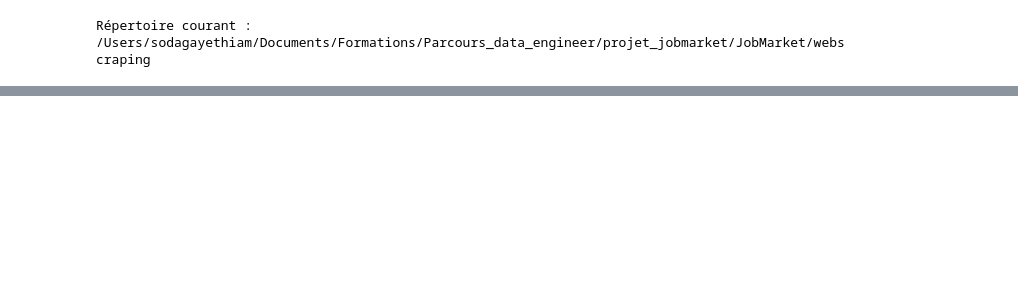
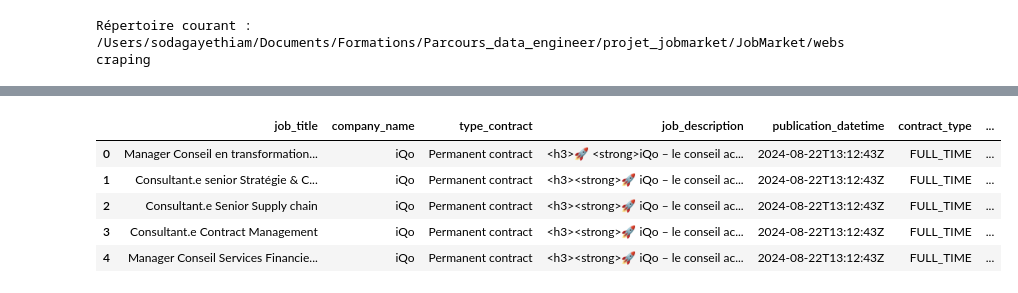
Before and after one commit to sodagt/JobMarket, a Jupyter notebook: processing/process_jobs.ipynb, the cells around one changed output, grey strips where cells are left out. Cells and saved outputs as stored; diff of their text form; code cells hidden in the pictures; blank space fills up the shorter version.

```diff
--- a/processing/process_jobs.ipynb
+++ b/processing/process_jobs.ipynb
@@ -99,3 +102,39 @@ rien	 salary_min	rien	salary_min 	salary_min
 				currency
 rien	rien	rien	Location.are 	locations_company
 Refs.landing_page 	link 	Link_job	Redirect_url 	offer_link
+# %%
+jobs_wttj_selected = jobs_wttj[['title', 'company', 'type_contract', 'contents', 'date_public',
+       'employmentType','addressCountry', 'addressLocality',  'industry', 'link_job']].rename(
+columns={'title': 'job_title', 'contents': 'job_description',
+'employmentType': 'contract_type','company': 'company_name','date_public': 'publication_datetime','addressLocality': 'location',
+' addressCountry': 'country','link_job': 'offer_link'})
+
+
+
+jobs_wttj_selected['publication_date'] = pd.to_datetime(jobs_wttj_selected['publication_datetime']).dt.strftime("%Y-%m-%d")
+jobs_wttj_selected['publication_time'] = jobs_wttj_selected['publication_datetime'].apply(lambda x: datetime.strptime(x, "%Y-%m-%dT%H:%M:%SZ").time())
+jobs_wttj_selected['industry']='not available'
+jobs_wttj_selected['currency']='a travailler'
+jobs_wttj_selected['contract_time']='not available'
+jobs_wttj_selected['locations_company']='not available'
+jobs_wttj_selected['category']='not available'
+
+jobs_wttj_selected['salary_max']=0
+jobs_wttj_selected['salary_min']=0
+
+
+jobs_wttj_selected['location'] = jobs_wttj_selected['location'].astype(str)
+jobs_wttj_selected['location'] = jobs_wttj_selected['location'].str.replace(r'[\[\]]', '', regex=True)
+
+jobs_wttj_selected['job_description'] = jobs_wttj_selected['job_description'].apply(clean_text)
+
+jobs_wttj_selected["source"] = "Wttj"
+
+jobs_wttj_selected.head()
+# %% [output]
+|  | job_title | company_name | type_contract | job_description | publication_datetime | contract_type | ... |
+| 0 | Manager Conseil en transformation... | iQo | Permanent contract | <h3>🚀 <strong>iQo – le conseil ac... | 2024-08-22T13:12:43Z | FULL_TIME | ... |
+| 1 | Consultant.e senior Stratégie & C... | iQo | Permanent contract | <h3><strong>🚀 iQo – le conseil ac... | 2024-08-22T13:12:43Z | FULL_TIME | ... |
+| 2 | Consultant.e Senior Supply chain | iQo | Permanent contract | <h3><strong>🚀 iQo – le conseil ac... | 2024-08-22T13:12:43Z | FULL_TIME | ... |
+| 3 | Consultant.e Contract Management | iQo | Permanent contract | <h3><strong>🚀 iQo – le conseil ac... | 2024-08-22T13:12:43Z | FULL_TIME | ... |
+| 4 | Manager Conseil Services Financie... | iQo | Permanent contract | <h3><strong>🚀 iQo – le conseil ac... | 2024-08-22T13:12:43Z | FULL_TIME | ... |
```
Also changed, not shown: parts of 6 cells of this notebook, 2 other files.
